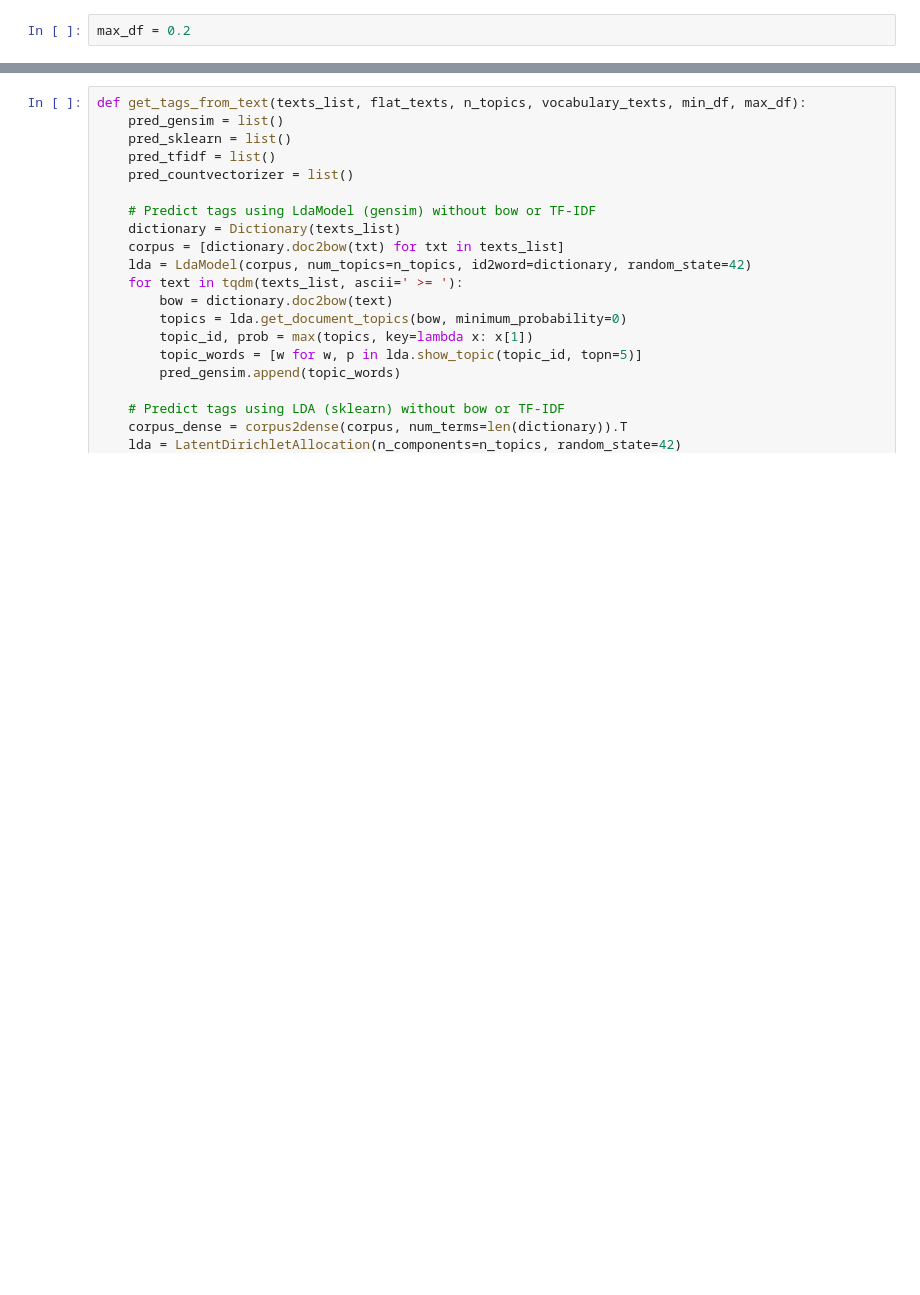
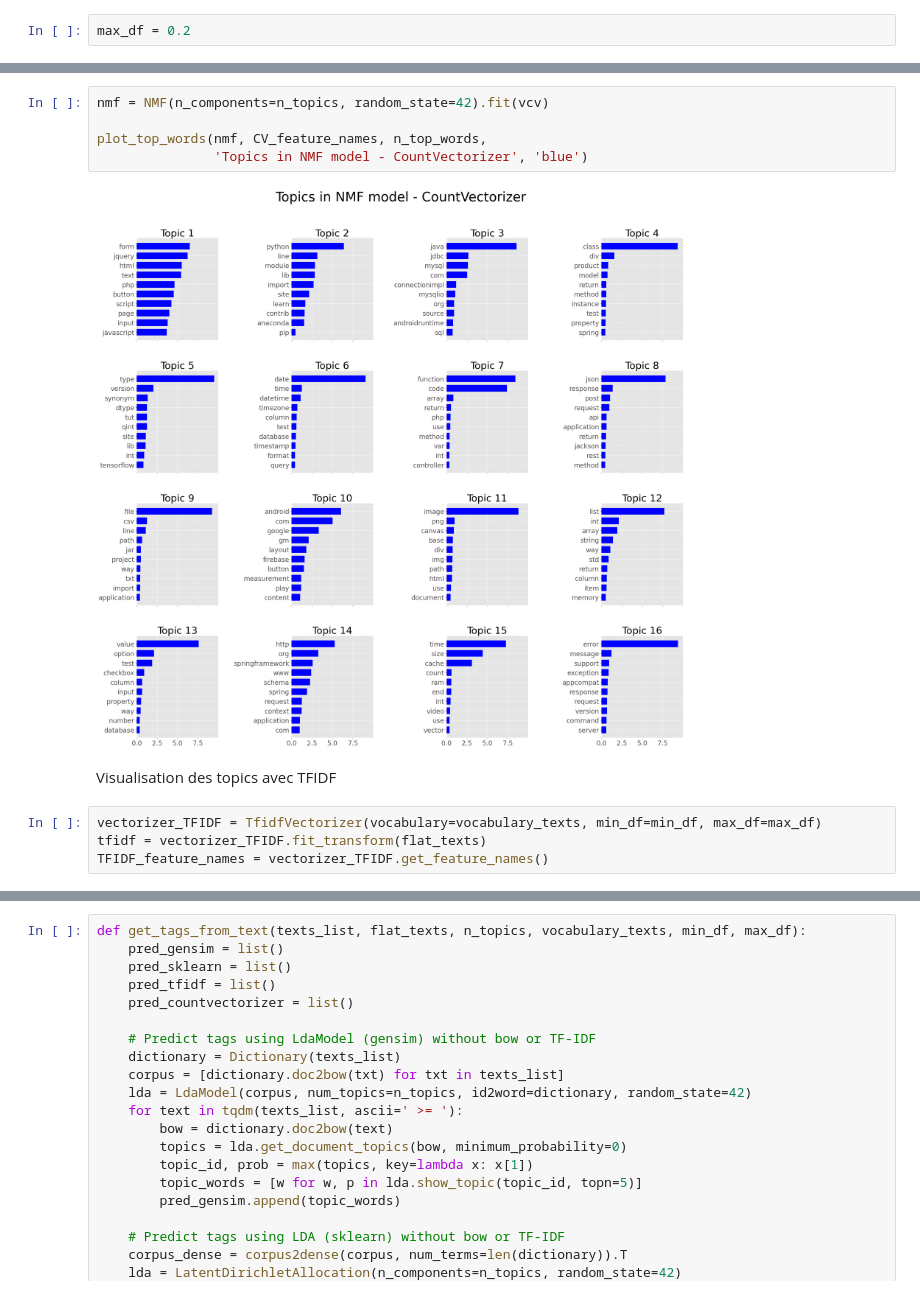
Before and after one commit to sdmwd/IML-Open-Classrooms, a Jupyter notebook: P5 - Catégorisez automatiquement des questions/Durand_Simon_2_notebook_test_012023.ipynb, the cells around one changed output, grey strips where cells are left out. Saved outputs shown, nothing was run; the diff lists cells and outputs as text; blank space fills up the shorter version.

```diff
--- a/P5 - Catégorisez automatiquement des questions/Durand_Simon_2_notebook_test_012023.ipynb
+++ b/P5 - Catégorisez automatiquement des questions/Durand_Simon_2_notebook_test_012023.ipynb
@@ -331,0 +360,13 @@ vectorizer_TFIDF = TfidfVectorizer(vocabulary=vocabulary_texts, min_df=min_df, m
+# %%
+nmf = NMF(n_components=n_topics, random_state=42).fit(vcv)
+
+plot_top_words(nmf, CV_feature_names, n_top_words,
+               'Topics in NMF model - CountVectorizer', 'blue')
+# %% [output]
+[figure, added]
+# %% [markdown]
+Visualisation des topics avec TFIDF
+# %%
+vectorizer_TFIDF = TfidfVectorizer(vocabulary=vocabulary_texts, min_df=min_df, max_df=max_df)
+tfidf = vectorizer_TFIDF.fit_transform(flat_texts)
+TFIDF_feature_names = vectorizer_TFIDF.get_feature_names()
```
Also changed, not shown: parts of 117 cells of this notebook.
